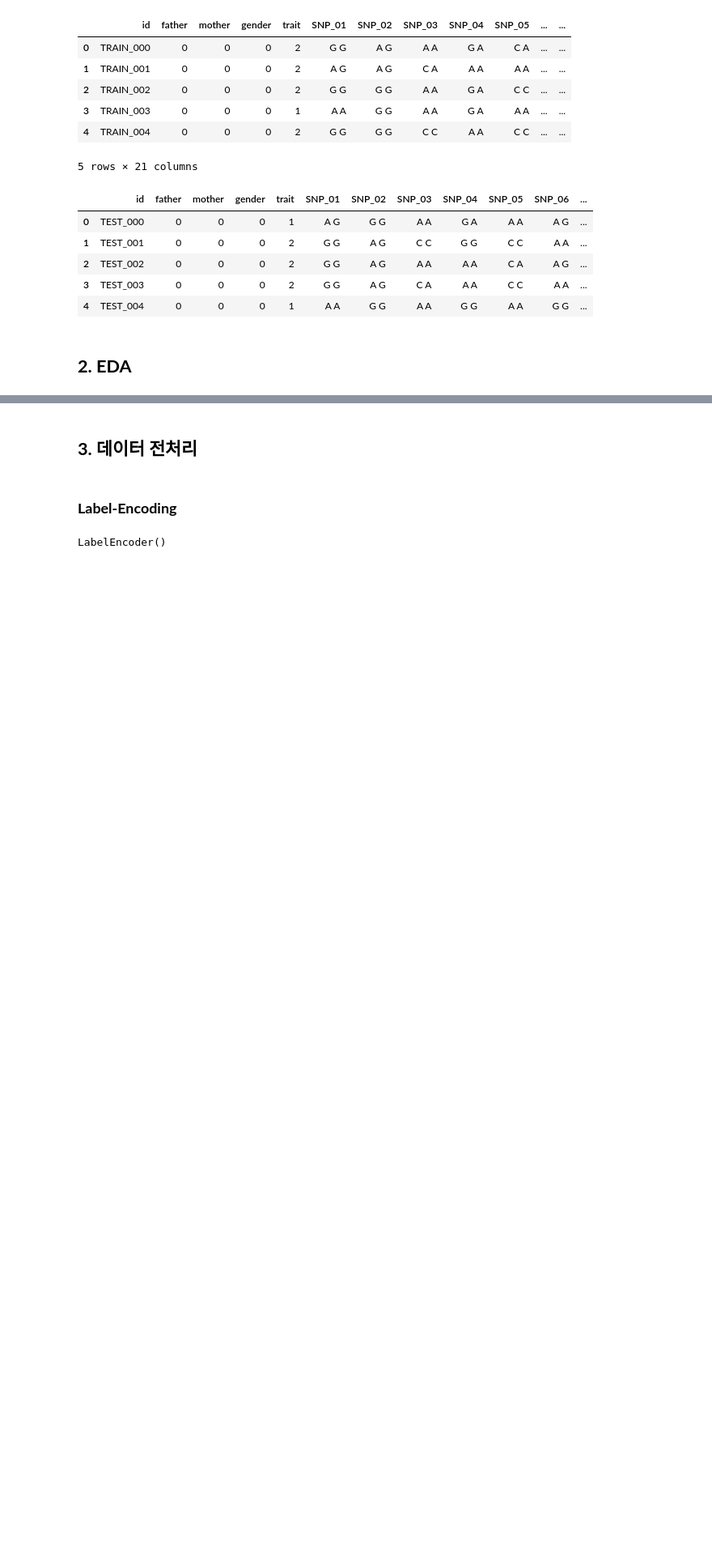
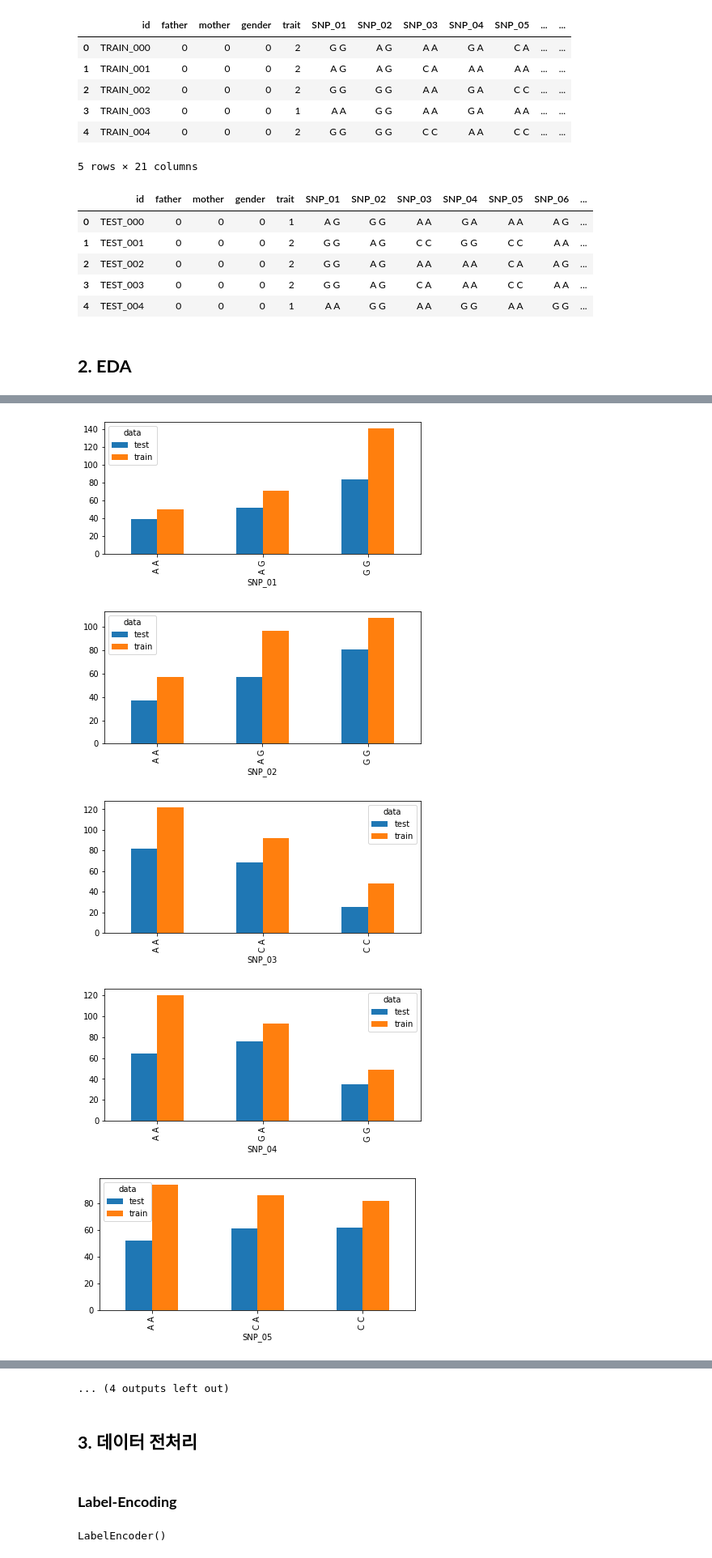
Before and after one commit to chacha715/ESA, a Jupyter notebook: 유전체_정보_품종_분류_AI_경진대회_2.ipynb, the cells around one changed output, grey strips where cells are left out. Shown at 81% size. Cells and saved outputs as stored; diff of their text form; code cells hidden in the pictures; blank space fills up the shorter version.

```diff
--- a/유전체_정보_품종_분류_AI_경진대회_2.ipynb
+++ b/유전체_정보_품종_분류_AI_경진대회_2.ipynb
@@ -82,7 +82,7 @@ test_x = get_x_y(test)
 # %% [markdown]
 ## **2. EDA**
 # %%
-for g in train.columns[train.columns.str.contains('SNP')].tolist():
+for g in train.columns[train.columns.str.contains('SNP')].tolist()+['trait']:
     train.groupby(g)['class'].value_counts().unstack().plot.bar(figsize=(5,3));
 # %% [output]
 [figure]
@@ -100,0 +106,13 @@ for g in train.columns[train.columns.str.contains('SNP')].tolist():
+# %%
+#train test 비교
+train['data'] = 'train'
+test['data'] = 'test'
+tmp = pd.concat([train,test]).reset_index(drop=True)
+for g in tmp.columns[tmp.columns.str.contains('SNP')].tolist()+['trait']:
+    tmp.groupby([g])['data'].value_counts().unstack().plot.bar(figsize=(7,3));
+# %% [output]
+[figure, added]
+[figure, added]
+[figure, added]
+[figure, added]
+[figure, added]
@@ -101,3 +126,4 @@ for g in train.columns[train.columns.str.contains('SNP')].tolist():
+... (4 outputs left out)
 # %% [markdown]
 ## **3. 데이터 전처리**
 # %% [markdown]
```
Also changed, not shown: parts of 19 cells of this notebook.
